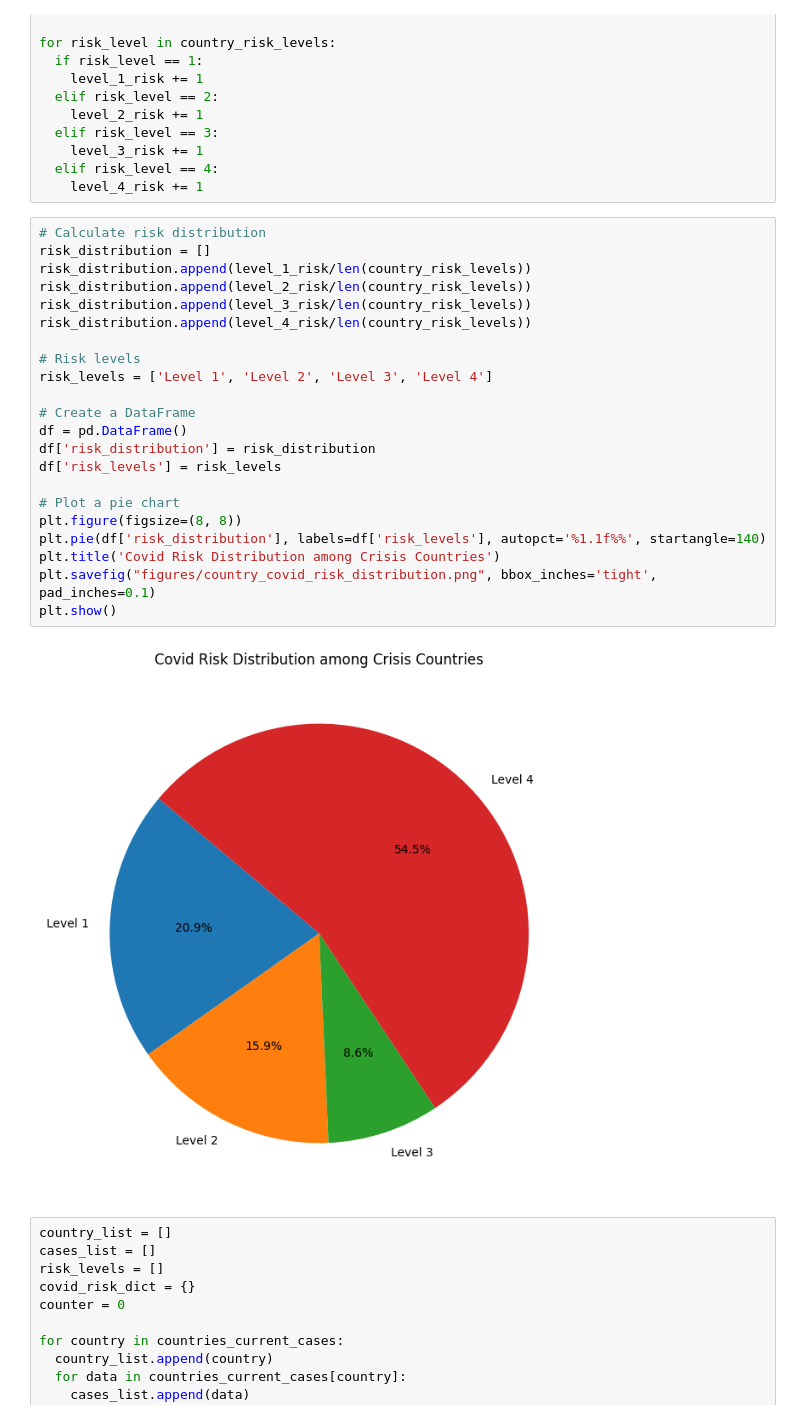
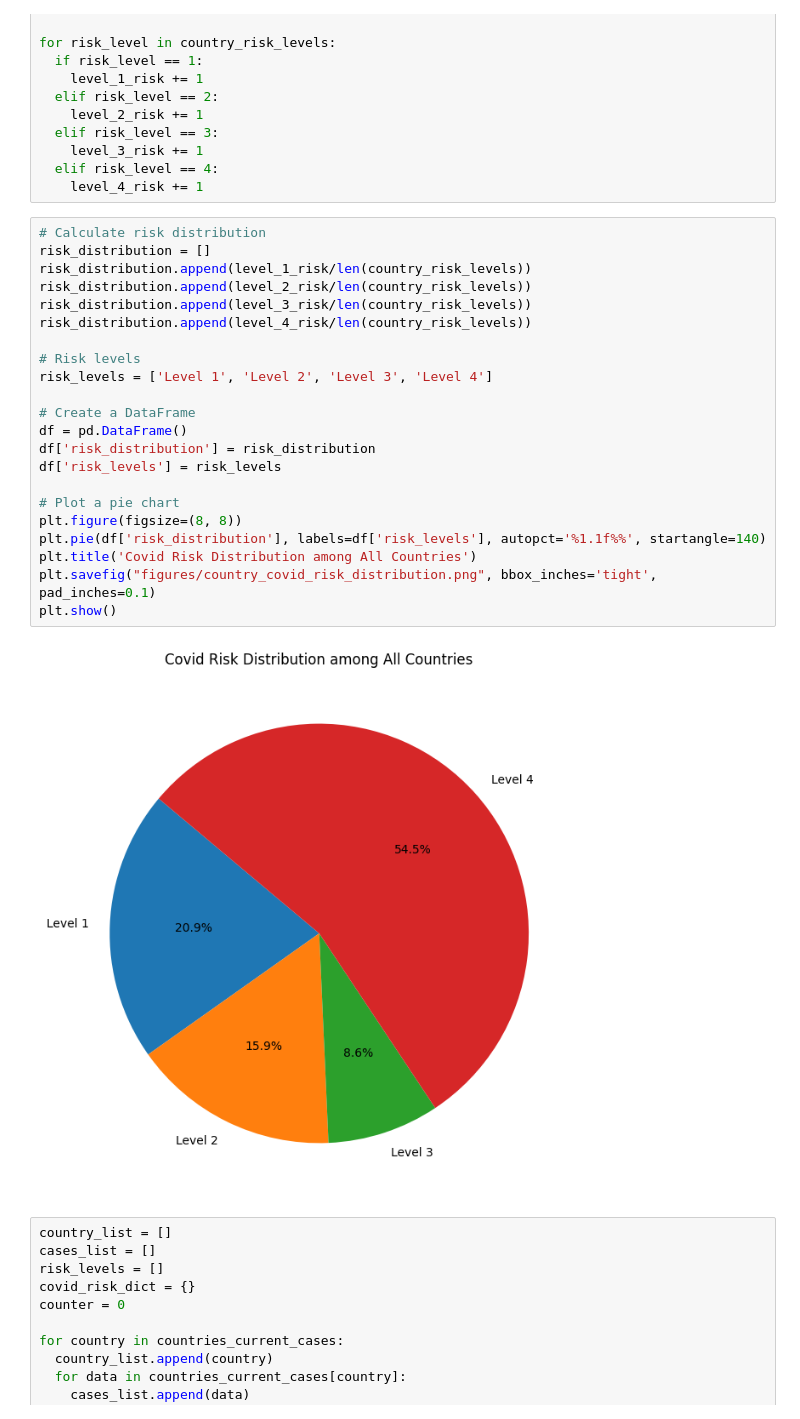
Before and after one commit to IvanVoinovGitHub/humanitarian-aid-priority, a Jupyter notebook: relief_ranking.ipynb, the cells around one changed output. Saved outputs shown, nothing was run; the diff lists cells and outputs as text.

```diff
--- a/relief_ranking.ipynb
+++ b/relief_ranking.ipynb
@@ -158,27 +158,27 @@ for risk_level in country_risk_levels:
 # %%
 # Calculate risk distribution
 risk_distribution = []
 risk_distribution.append(level_1_risk/len(country_risk_levels))
 risk_distribution.append(level_2_risk/len(country_risk_levels))
 risk_distribution.append(level_3_risk/len(country_risk_levels))
 risk_distribution.append(level_4_risk/len(country_risk_levels))
 
 # Risk levels
 risk_levels = ['Level 1', 'Level 2', 'Level 3', 'Level 4']
 
 # Create a DataFrame
 df = pd.DataFrame()
 df['risk_distribution'] = risk_distribution
 df['risk_levels'] = risk_levels
 
 # Plot a pie chart
 plt.figure(figsize=(8, 8))
 plt.pie(df['risk_distribution'], labels=df['risk_levels'], autopct='%1.1f%%', startangle=140)
-plt.title('Covid Risk Distribution among Crisis Countries')
+plt.title('Covid Risk Distribution among All Countries')
 plt.savefig("figures/country_covid_risk_distribution.png", bbox_inches='tight', pad_inches=0.1)
 plt.show()
 # %% [output]
-[figure, old version]
+[figure, new version]
 # %%
 country_list = []
 cases_list = []
```
Also changed, not shown: parts of 1 cell of this notebook, 4 other files.
